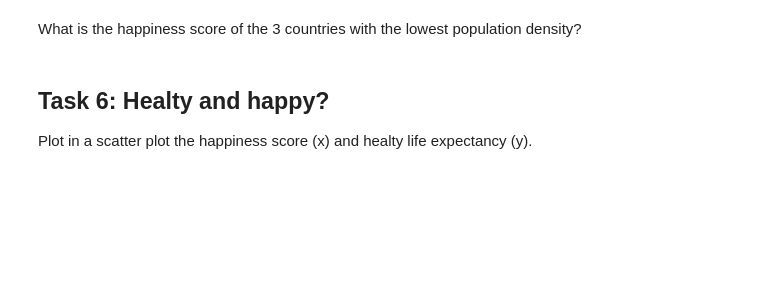
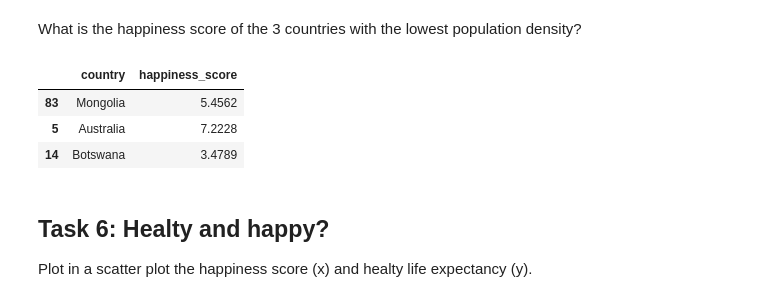
Before and after one commit to amey-kulkarni27/2022, a Jupyter notebook: Tutorials/01 - Handling data/Happiness.ipynb, the cells around one changed output. Saved outputs shown, nothing was run; the diff lists cells and outputs as text; code cells hidden in the pictures; blank space fills up the shorter version.

```diff
--- a/Tutorials/01 - Handling data/Happiness.ipynb
+++ b/Tutorials/01 - Handling data/Happiness.ipynb
@@ -197,6 +247,12 @@ Add to the dataframe a new field called *population_density* computed by dividin
 What is the happiness score of the 3 countries with the lowest population density?
 # %%
 # Write your code here
+dfm.sort_values(by=['population_density'], ascending=True)[['country','happiness_score']].head(3)
+# %% [output]
+|  | country | happiness_score |
+| 83 | Mongolia | 5.4562 |
+| 5 | Australia | 7.2228 |
+| 14 | Botswana | 3.4789 |
 # %% [markdown]
 ## Task 6: Healty and happy?
 
```
Also changed, not shown: parts of 11 cells of this notebook, 1 other file.
